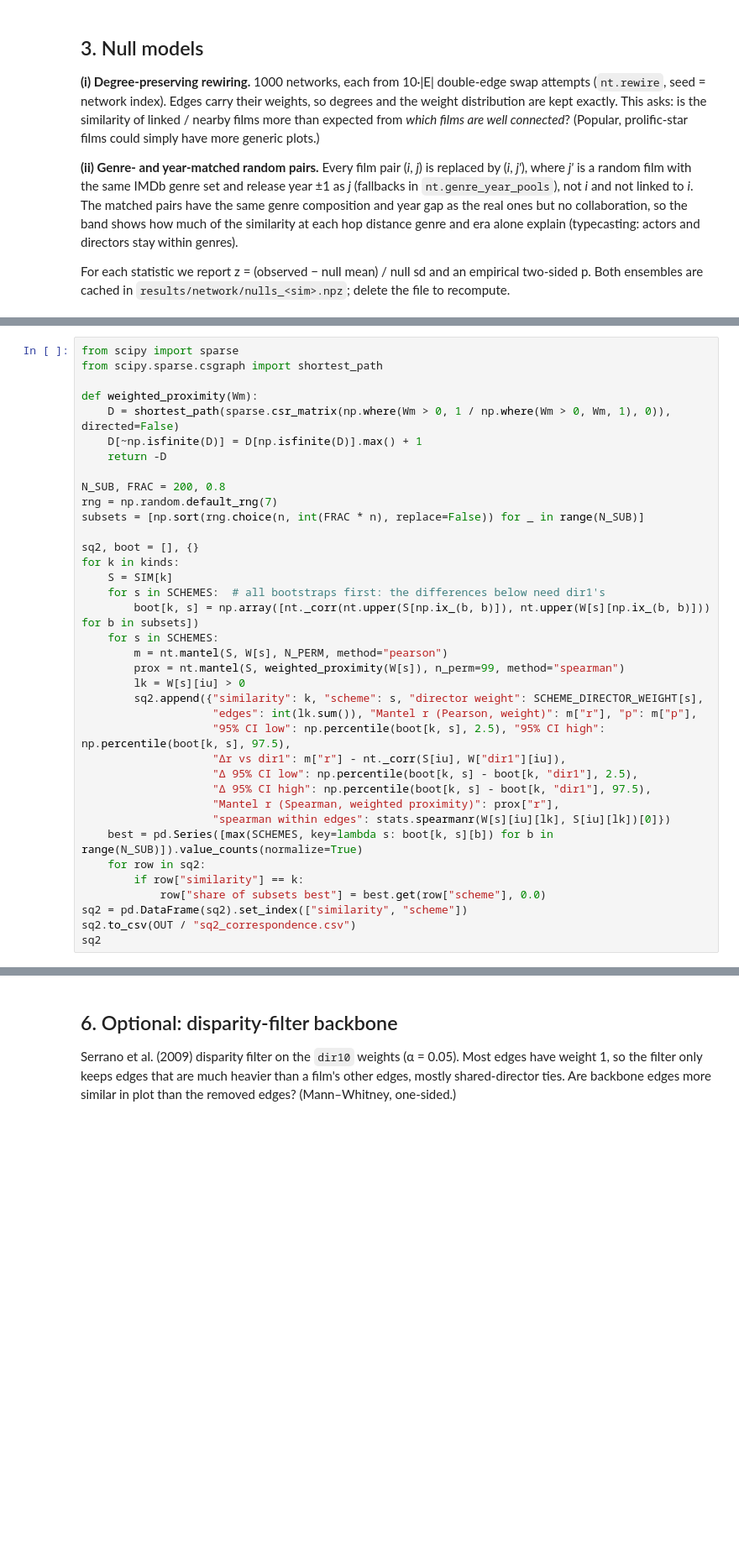
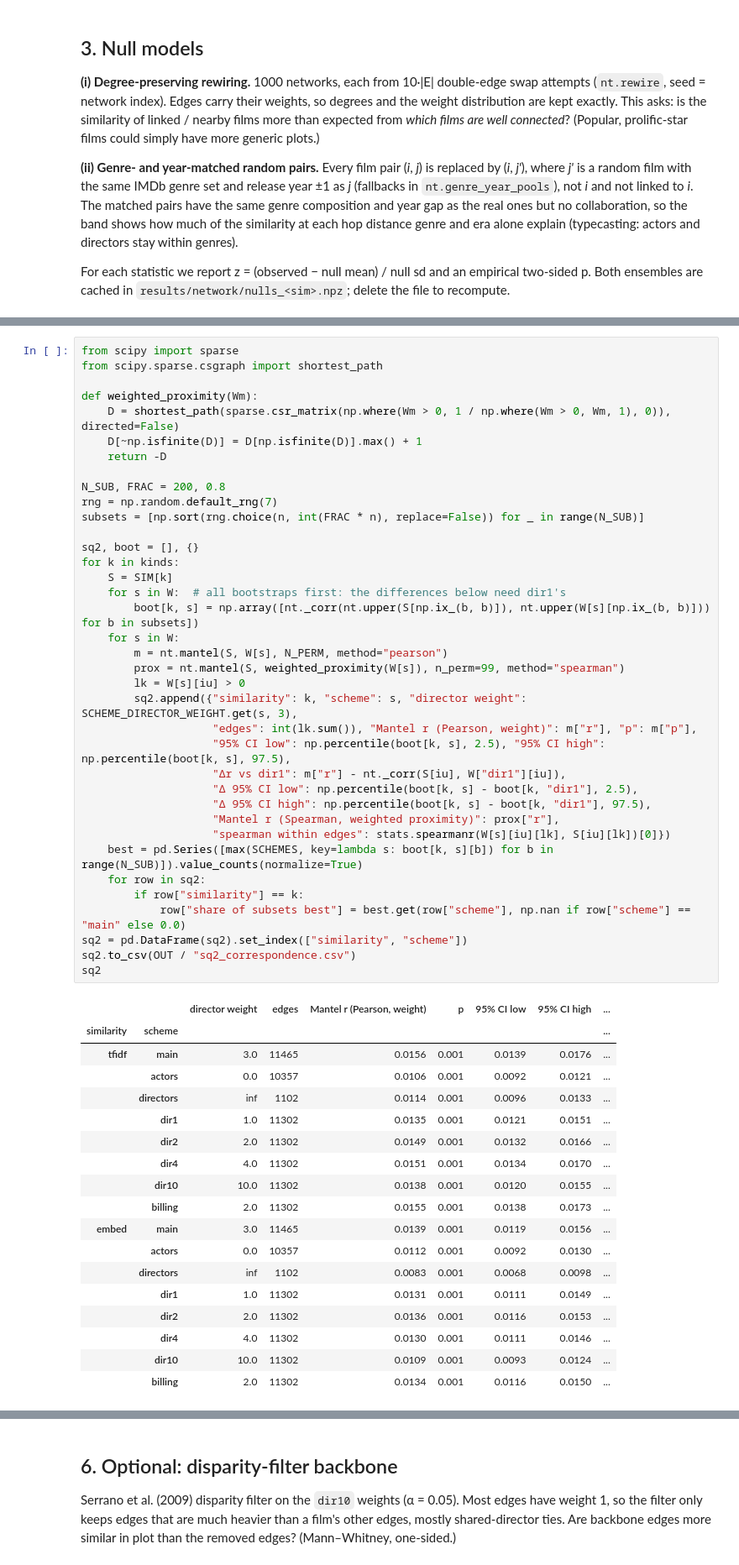
Before and after one commit to emretaspinar/SocialGraphs, a Jupyter notebook: notebooks/02_network_analysis.ipynb, the cells around one changed output, grey strips where cells are left out. Shown at 84% size. Cells and saved outputs as stored; diff of their text form; blank space fills up the shorter version.

```diff
--- a/notebooks/02_network_analysis.ipynb
+++ b/notebooks/02_network_analysis.ipynb
@@ -291,35 +376,54 @@ from scipy.sparse.csgraph import shortest_path
 
 def weighted_proximity(Wm):
     D = shortest_path(sparse.csr_matrix(np.where(Wm > 0, 1 / np.where(Wm > 0, Wm, 1), 0)), directed=False)
     D[~np.isfinite(D)] = D[np.isfinite(D)].max() + 1
     return -D
 
 N_SUB, FRAC = 200, 0.8
 rng = np.random.default_rng(7)
 subsets = [np.sort(rng.choice(n, int(FRAC * n), replace=False)) for _ in range(N_SUB)]
 
 sq2, boot = [], {}
 for k in kinds:
     S = SIM[k]
-    for s in SCHEMES:  # all bootstraps first: the differences below need dir1's
+    for s in W:  # all bootstraps first: the differences below need dir1's
         boot[k, s] = np.array([nt._corr(nt.upper(S[np.ix_(b, b)]), nt.upper(W[s][np.ix_(b, b)])) for b in subsets])
-    for s in SCHEMES:
+    for s in W:
         m = nt.mantel(S, W[s], N_PERM, method="pearson")
         prox = nt.mantel(S, weighted_proximity(W[s]), n_perm=99, method="spearman")
         lk = W[s][iu] > 0
-        sq2.append({"similarity": k, "scheme": s, "director weight": SCHEME_DIRECTOR_WEIGHT[s],
+        sq2.append({"similarity": k, "scheme": s, "director weight": SCHEME_DIRECTOR_WEIGHT.get(s, 3),
                     "edges": int(lk.sum()), "Mantel r (Pearson, weight)": m["r"], "p": m["p"],
                     "95% CI low": np.percentile(boot[k, s], 2.5), "95% CI high": np.percentile(boot[k, s], 97.5),
                     "Δr vs dir1": m["r"] - nt._corr(S[iu], W["dir1"][iu]),
                     "Δ 95% CI low": np.percentile(boot[k, s] - boot[k, "dir1"], 2.5),
                     "Δ 95% CI high": np.percentile(boot[k, s] - boot[k, "dir1"], 97.5),
                     "Mantel r (Spearman, weighted proximity)": prox["r"],
                     "spearman within edges": stats.spearmanr(W[s][iu][lk], S[iu][lk])[0]})
     best = pd.Series([max(SCHEMES, key=lambda s: boot[k, s][b]) for b in range(N_SUB)]).value_counts(normalize=True)
     for row in sq2:
         if row["similarity"] == k:
-            row["share of subsets best"] = best.get(row["scheme"], 0.0)
+            row["share of subsets best"] = best.get(row["scheme"], np.nan if row["scheme"] == "main" else 0.0)
 sq2 = pd.DataFrame(sq2).set_index(["similarity", "scheme"])
 sq2.to_csv(OUT / "sq2_correspondence.csv")
 sq2
+# %% [output]
+|  |  | director weight | edges | Mantel r (Pearson, weight) | p | 95% CI low | 95% CI high | ... |
+| similarity | scheme |  |  |  |  |  |  | ... |
+| tfidf | main | 3.0 | 11465 | 0.0156 | 0.001 | 0.0139 | 0.0176 | ... |
+|  | actors | 0.0 | 10357 | 0.0106 | 0.001 | 0.0092 | 0.0121 | ... |
+|  | directors | inf | 1102 | 0.0114 | 0.001 | 0.0096 | 0.0133 | ... |
+|  | dir1 | 1.0 | 11302 | 0.0135 | 0.001 | 0.0121 | 0.0151 | ... |
+|  | dir2 | 2.0 | 11302 | 0.0149 | 0.001 | 0.0132 | 0.0166 | ... |
+|  | dir4 | 4.0 | 11302 | 0.0151 | 0.001 | 0.0134 | 0.0170 | ... |
+|  | dir10 | 10.0 | 11302 | 0.0138 | 0.001 | 0.0120 | 0.0155 | ... |
+|  | billing | 2.0 | 11302 | 0.0155 | 0.001 | 0.0138 | 0.0173 | ... |
+| embed | main | 3.0 | 11465 | 0.0139 | 0.001 | 0.0119 | 0.0156 | ... |
+|  | actors | 0.0 | 10357 | 0.0112 | 0.001 | 0.0092 | 0.0130 | ... |
+|  | directors | inf | 1102 | 0.0083 | 0.001 | 0.0068 | 0.0098 | ... |
+|  | dir1 | 1.0 | 11302 | 0.0131 | 0.001 | 0.0111 | 0.0149 | ... |
+|  | dir2 | 2.0 | 11302 | 0.0136 | 0.001 | 0.0116 | 0.0153 | ... |
+|  | dir4 | 4.0 | 11302 | 0.0130 | 0.001 | 0.0111 | 0.0146 | ... |
+|  | dir10 | 10.0 | 11302 | 0.0109 | 0.001 | 0.0093 | 0.0124 | ... |
+|  | billing | 2.0 | 11302 | 0.0134 | 0.001 | 0.0116 | 0.0150 | ... |
 # %%
```
Also changed, not shown: parts of 19 cells of this notebook, 1 other file.
